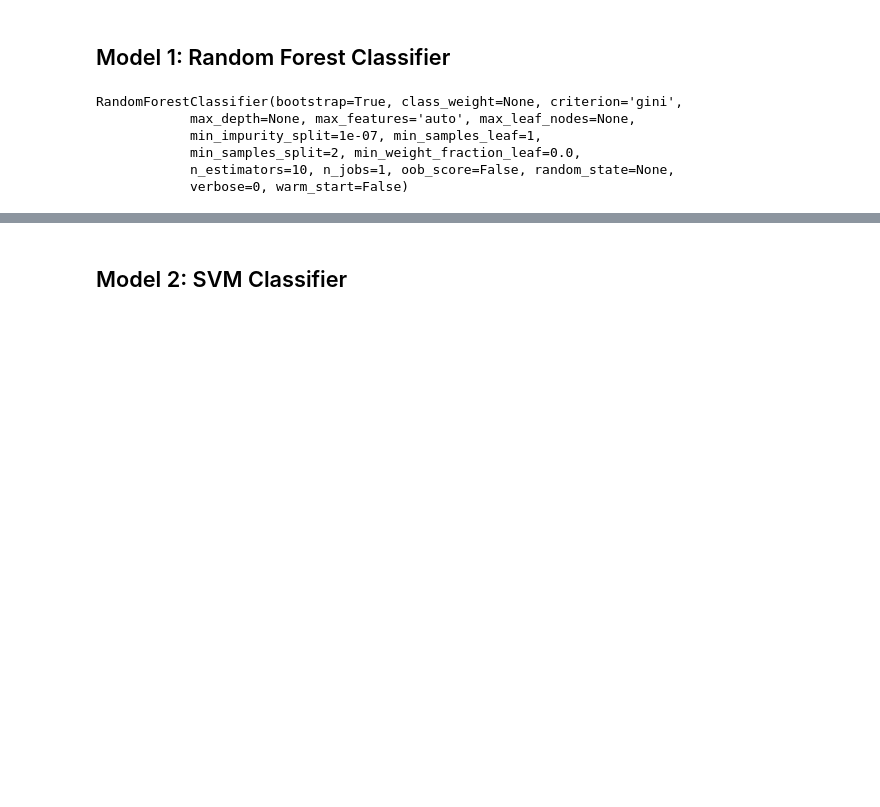
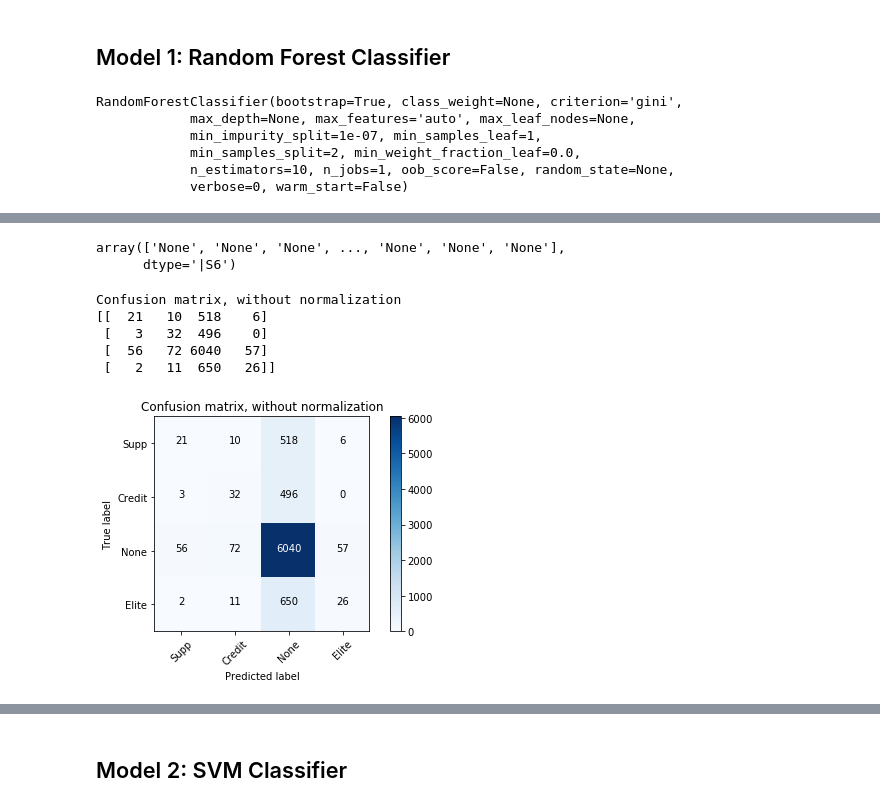
Before and after one commit to rohanchopra/Envible-Analyze-This-2017, a Jupyter notebook: Basic Data Wrangling.ipynb, the cells around one changed output, grey strips where cells are left out. Drawn from its saved outputs; the diff is of its cells as text; code cells hidden in the pictures; blank space fills up the shorter version.

```diff
--- a/Basic Data Wrangling.ipynb
+++ b/Basic Data Wrangling.ipynb
@@ -137,7 +183,7 @@ from sklearn.ensemble import RandomForestClassifier
 # %%
 clf = RandomForestClassifier()
 # %%
-clf.fit(X,target)
+clf.fit(X_train,y_train)
 # %% [output]
 RandomForestClassifier(bootstrap=True, class_weight=None, criterion='gini',
             max_depth=None, max_features='auto', max_leaf_nodes=None,
@@ -147,0 +198,24 @@ RandomForestClassifier(bootstrap=True, class_weight=None, criterion='gini',
+# %%
+y_pred = clf.predict(X_test)
+# %%
+y_pred
+# %% [output]
+array(['None', 'None', 'None', ..., 'None', 'None', 'None'],
+      dtype='|S6')
+# %%
+labels = list(set(y_pred))
+# %%
+cnf_matrix = confusion_matrix(y_test, y_pred)
+# %%
+# Plot non-normalized confusion matrix
+plt.figure()
+plot_confusion_matrix(cnf_matrix, classes=labels,
+                      title='Confusion matrix, without normalization')
+plt.show()
+# %% [output]
+Confusion matrix, without normalization
+[[  21   10  518    6]
+ [   3   32  496    0]
+ [  56   72 6040   57]
+ [   2   11  650   26]]
+[figure, added]
```
Also changed, not shown: parts of 37 cells of this notebook.
